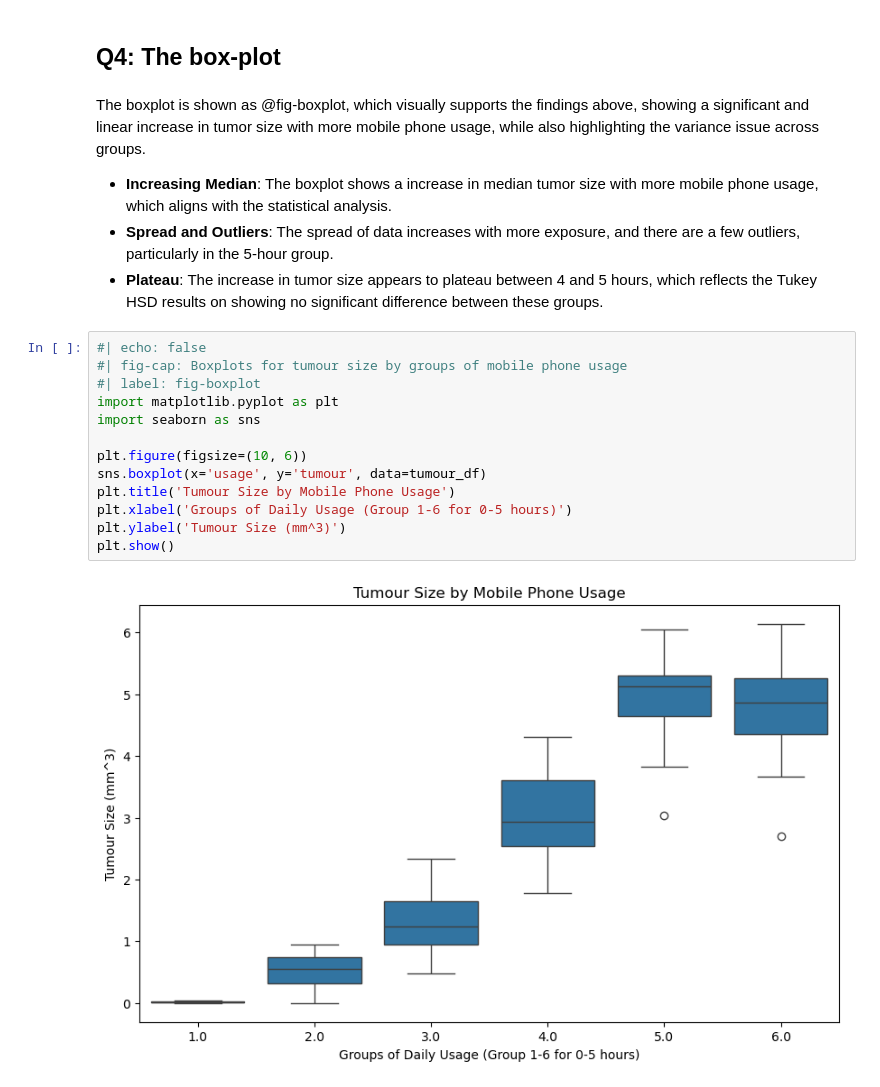
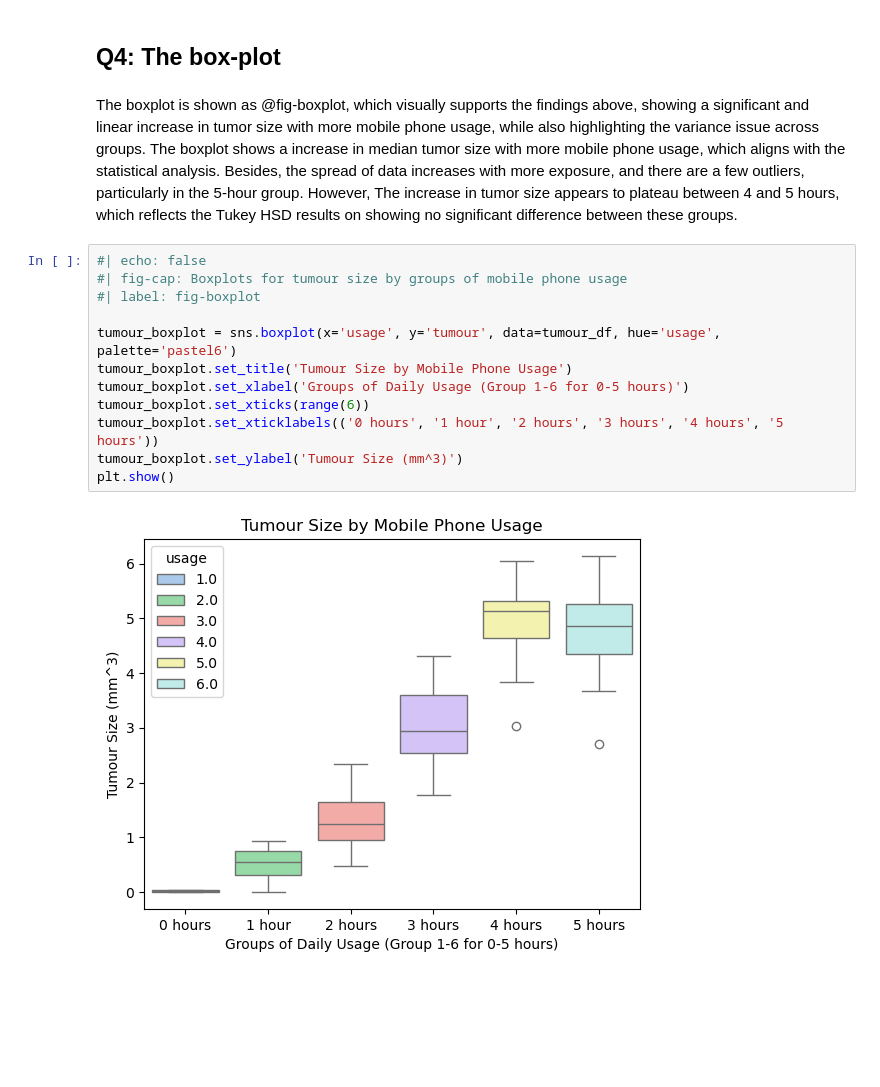
Before and after one commit to AliceAmamiya/educ8009, a Jupyter notebook: session15-16/assignment.ipynb, the cells around one changed output. Drawn from its saved outputs; the diff is of its cells as text; blank space fills up the shorter version.

```diff
--- a/session15-16/assignment.ipynb
+++ b/session15-16/assignment.ipynb
@@ -236,26 +236,21 @@ Markdown(tumour_gameshowell.to_markdown(index=False))
 # %% [markdown]
 ## Q4: The box-plot
 # %% [markdown]
-The boxplot is shown as @fig-boxplot, which visually supports the findings above, showing a significant and linear increase in tumor size with more mobile phone usage, while also highlighting the variance issue across groups.
-
-- **Increasing Median**: The boxplot shows a increase in median tumor size with more mobile phone usage, which aligns with the statistical analysis.
-- **Spread and Outliers**: The spread of data increases with more exposure, and there are a few outliers, particularly in the 5-hour group.
-- **Plateau**: The increase in tumor size appears to plateau between 4 and 5 hours, which reflects the Tukey HSD results on showing no significant difference between these groups.
+The boxplot is shown as @fig-boxplot, which visually supports the findings above, showing a significant and linear increase in tumor size with more mobile phone usage, while also highlighting the variance issue across groups. The boxplot shows a increase in median tumor size with more mobile phone usage, which aligns with the statistical analysis. Besides, the spread of data increases with more exposure, and there are a few outliers, particularly in the 5-hour group. However, The increase in tumor size appears to plateau between 4 and 5 hours, which reflects the Tukey HSD results on showing no significant difference between these groups.
 # %%
 #| echo: false
 #| fig-cap: Boxplots for tumour size by groups of mobile phone usage
 #| label: fig-boxplot
-import matplotlib.pyplot as plt
-import seaborn as sns
 
-plt.figure(figsize=(10, 6))
-sns.boxplot(x='usage', y='tumour', data=tumour_df)
-plt.title('Tumour Size by Mobile Phone Usage')
-plt.xlabel('Groups of Daily Usage (Group 1-6 for 0-5 hours)')
-plt.ylabel('Tumour Size (mm^3)')
+tumour_boxplot = sns.boxplot(x='usage', y='tumour', data=tumour_df, hue='usage', palette='pastel6')
+tumour_boxplot.set_title('Tumour Size by Mobile Phone Usage')
+tumour_boxplot.set_xlabel('Groups of Daily Usage (Group 1-6 for 0-5 hours)')
+tumour_boxplot.set_xticks(range(6))
+tumour_boxplot.set_xticklabels(('0 hours', '1 hour', '2 hours', '3 hours', '4 hours', '5 hours'))
+tumour_boxplot.set_ylabel('Tumour Size (mm^3)')
 plt.show()
 # %% [output]
-[figure, old version]
+[figure, new version]
 # %% [markdown]
 ## Q5: Assumptions of ANOVA
 
```
Also changed, not shown: parts of 7 cells of this notebook, 13 other files.
